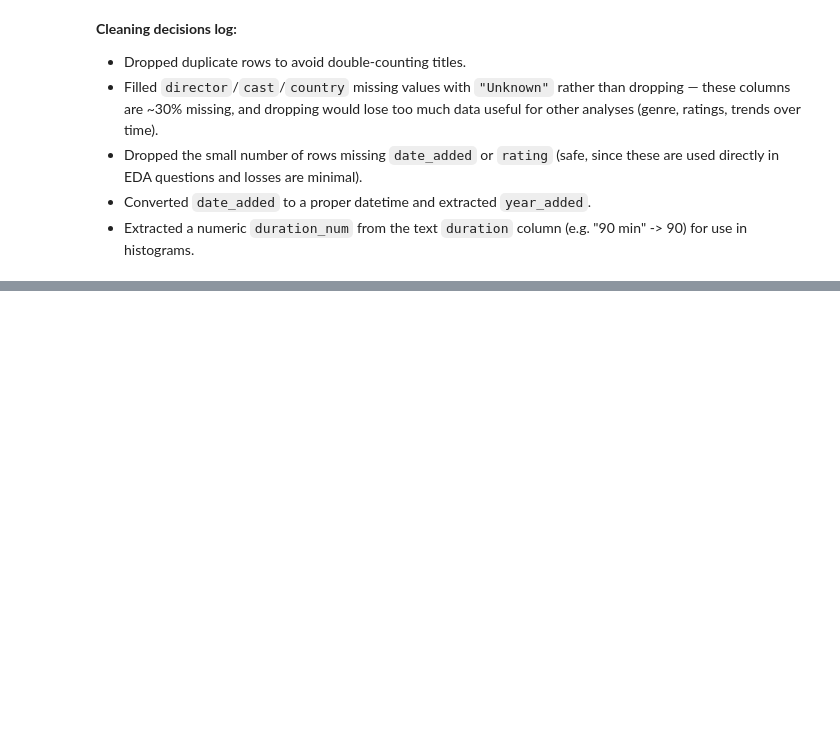
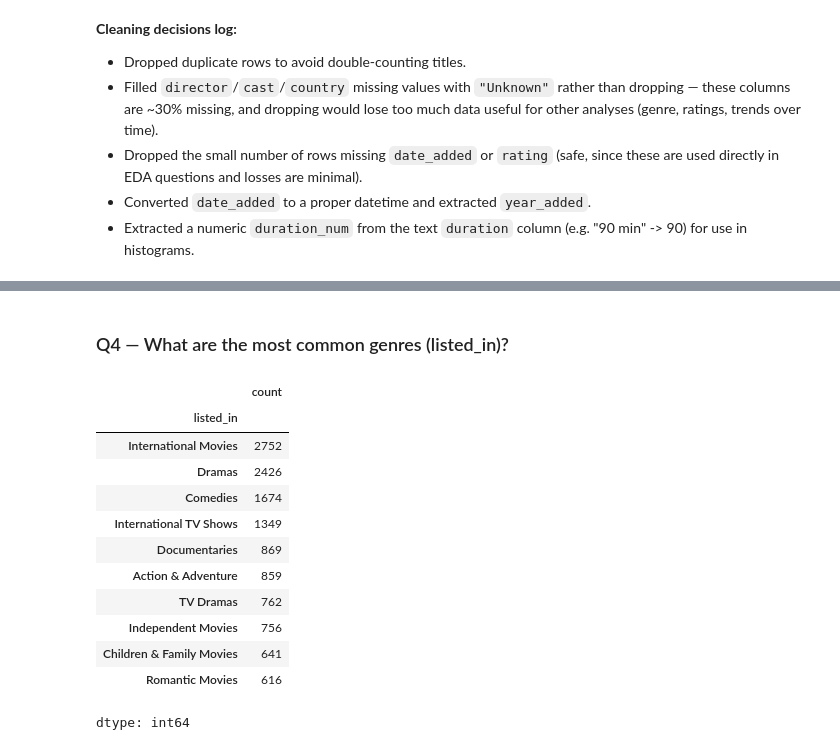
Before and after one commit to raaghuno18-spec/Netflix-EDA-project, a Jupyter notebook: notebooks/Netflix_EDA_Project1.ipynb, the cells around one changed output, grey strips where cells are left out. Drawn from its saved outputs; the diff is of its cells as text; code cells hidden in the pictures; blank space fills up the shorter version.

```diff
--- a/notebooks/Netflix_EDA_Project1.ipynb
+++ b/notebooks/Netflix_EDA_Project1.ipynb
@@ -161,0 +226,25 @@ Final shape: (8793, 14)
+# %% [markdown]
+### Q4 — What are the most common genres (listed_in)?
+# %%
+top_genres = (
+    df_clean["listed_in"]
+    .str.split(", ")
+    .explode()
+    .value_counts()
+    .head(10)
+)
+top_genres
+# %% [output]
+|  | count |
+| listed_in |  |
+| International Movies | 2752 |
+| Dramas | 2426 |
+| Comedies | 1674 |
+| International TV Shows | 1349 |
+| Documentaries | 869 |
+| Action & Adventure | 859 |
+| TV Dramas | 762 |
+| Independent Movies | 756 |
+| Children & Family Movies | 641 |
+| Romantic Movies | 616 |
+dtype: int64
```
Also changed, not shown: parts of 9 cells of this notebook.
